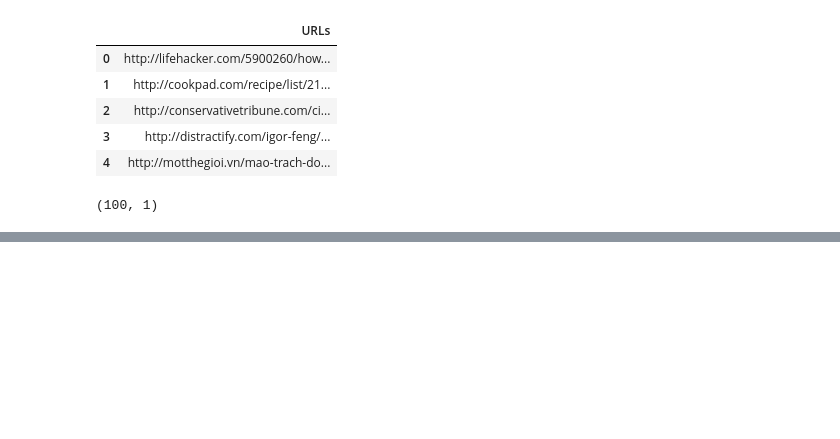
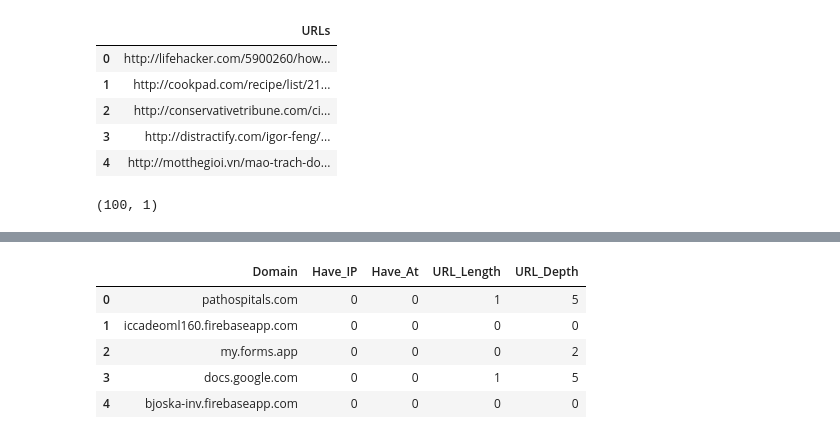
Before and after one commit to altiparmakzeynep/detecting-phishing-website-with-ml, a Jupyter notebook: phishing_website.ipynb, the cells around one changed output, grey strips where cells are left out. Drawn from its saved outputs; the diff is of its cells as text; code cells hidden in the pictures; blank space fills up the shorter version.

```diff
--- a/phishing_website.ipynb
+++ b/phishing_website.ipynb
@@ -157,0 +149,45 @@ domainNames
+# %%
+def getLength(url):
+  if len(url) < 54:
+    length = 0
+  else:
+    length = 1
+  return length
+# %%
+def getDepth(url):
+  s = urlparse(url).path.split('/')
+  depth = 0
+  for j in range(len(s)):
+    if len(s[j]) != 0:
+      depth = depth+1
+  return depth
+# %%
+def featureExtraction(url,label):
+  features = []
+  features.append(getDomain(url))
+  features.append(havingIP(url))
+  features.append(haveAtSign(url))
+  features.append(getLength(url))
+  features.append(getDepth(url))
+
+  return features
+# %%
+#Extracting the feautres & storing them in a list
+phish_features = []
+label = 1
+for i in range(0, 100):
+  url = urlPhishing['url'][i]
+  phish_features.append(featureExtraction(url,label))
+# %%
+#converting the list to dataframe
+feature_names = ['Domain', 'Have_IP', 'Have_At', 'URL_Length', 'URL_Depth']
+
+phishing = pd.DataFrame(phish_features, columns= feature_names)
+phishing.head()
+# %% [output]
+|  | Domain | Have_IP | Have_At | URL_Length | URL_Depth |
+| 0 | pathospitals.com | 0 | 0 | 1 | 5 |
+| 1 | iccadeoml160.firebaseapp.com | 0 | 0 | 0 | 0 |
+| 2 | my.forms.app | 0 | 0 | 0 | 2 |
+| 3 | docs.google.com | 0 | 0 | 1 | 5 |
+| 4 | bjoska-inv.firebaseapp.com | 0 | 0 | 0 | 0 |
```
Also changed, not shown: parts of 11 cells of this notebook.
